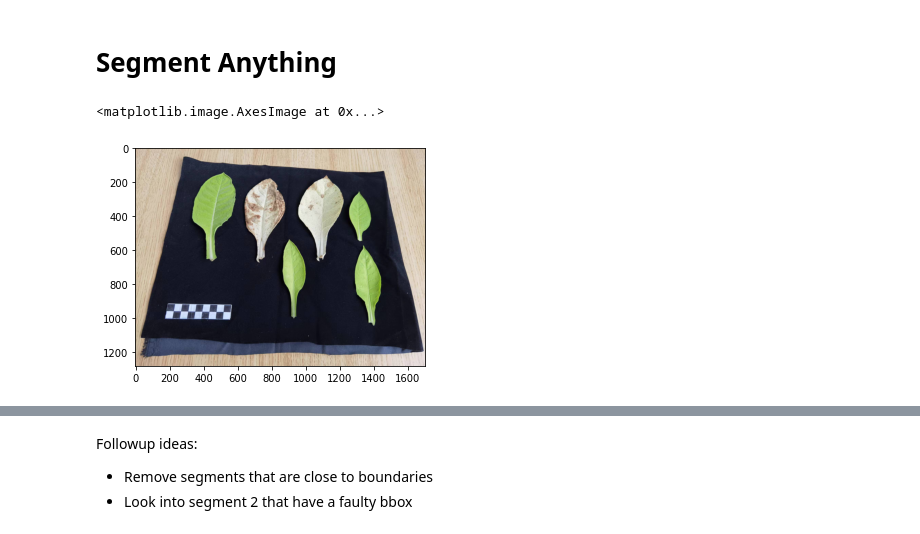
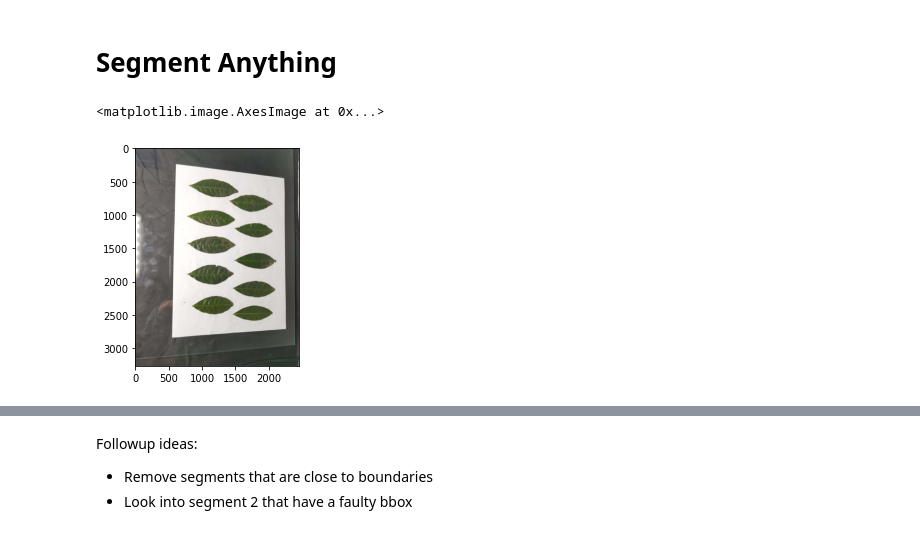
Before and after one commit to tanghaibao/bio-pipeline, a Jupyter notebook: notebooks/segment-anything/Segment Anything.ipynb, the cells around one changed output, grey strips where cells are left out. Saved outputs shown, nothing was run; the diff lists cells and outputs as text; code cells hidden in the pictures.

Commit message:
more tests

```diff
--- a/notebooks/segment-anything/Segment Anything.ipynb
+++ b/notebooks/segment-anything/Segment Anything.ipynb
@@ -8,11 +8,11 @@ from segment_anything import sam_model_registry, SamAutomaticMaskGenerator, SamP
 import os.path as op
 IMG_DIR = op.expanduser("/Users/bao/Dropbox/Manuscripts/GRABSEEDS/leaf_example")
 # %%
-test_img = io.imread(op.join(IMG_DIR, "tobacco4.jpg"))
+test_img = io.imread(op.join(IMG_DIR, "tea1_ZB1H.jpg"))
 plt.imshow(test_img)
 # %% [output]
 <matplotlib.image.AxesImage at 0x...>
-[figure, old version]
+[figure, new version]
 # %%
 model_type = "vit_h"
 sam = sam_model_registry[model_type](checkpoint="./sam_vit_h_4b8939.pth")
```
Also changed, not shown: parts of 3 cells of this notebook.
